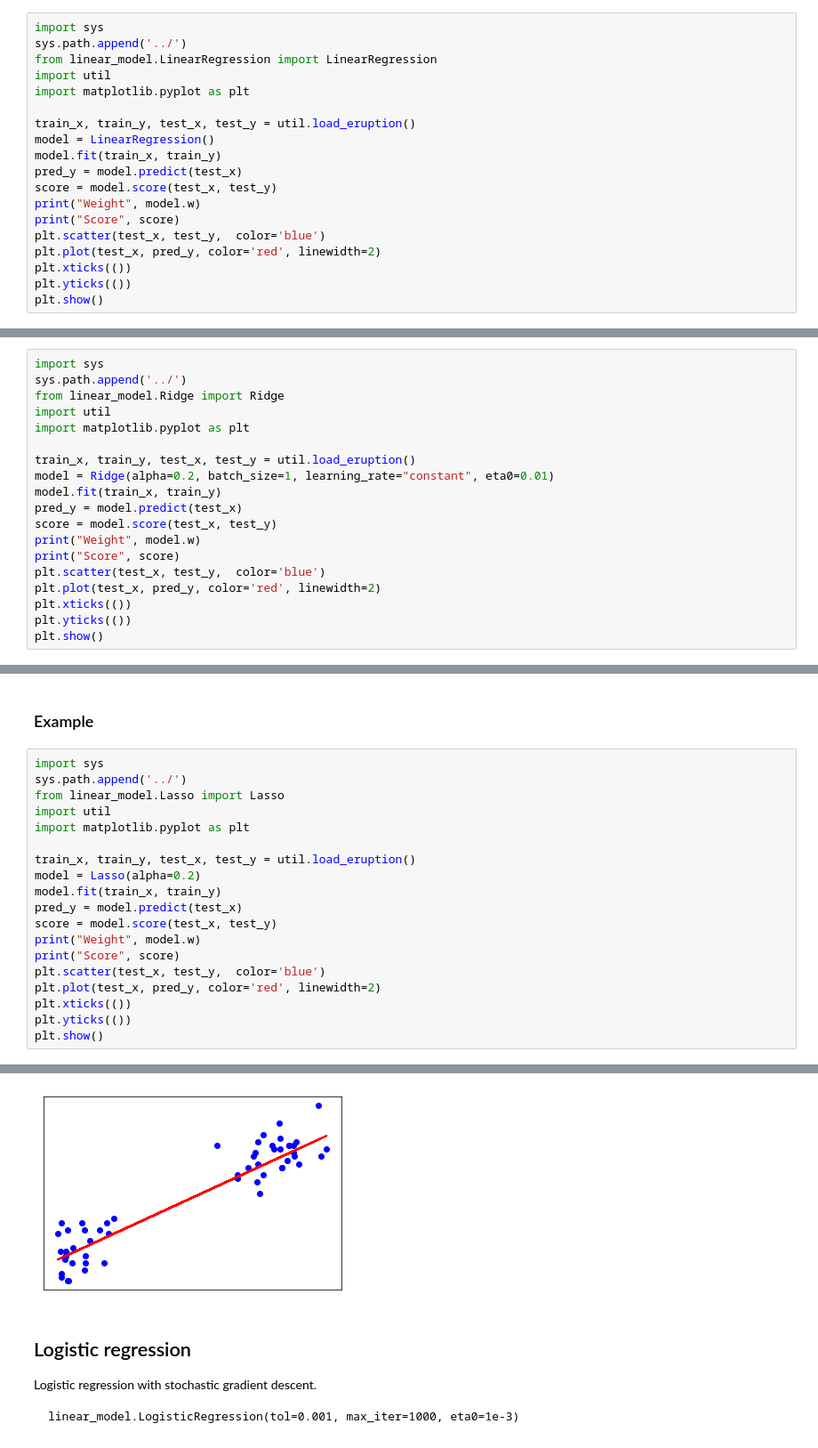
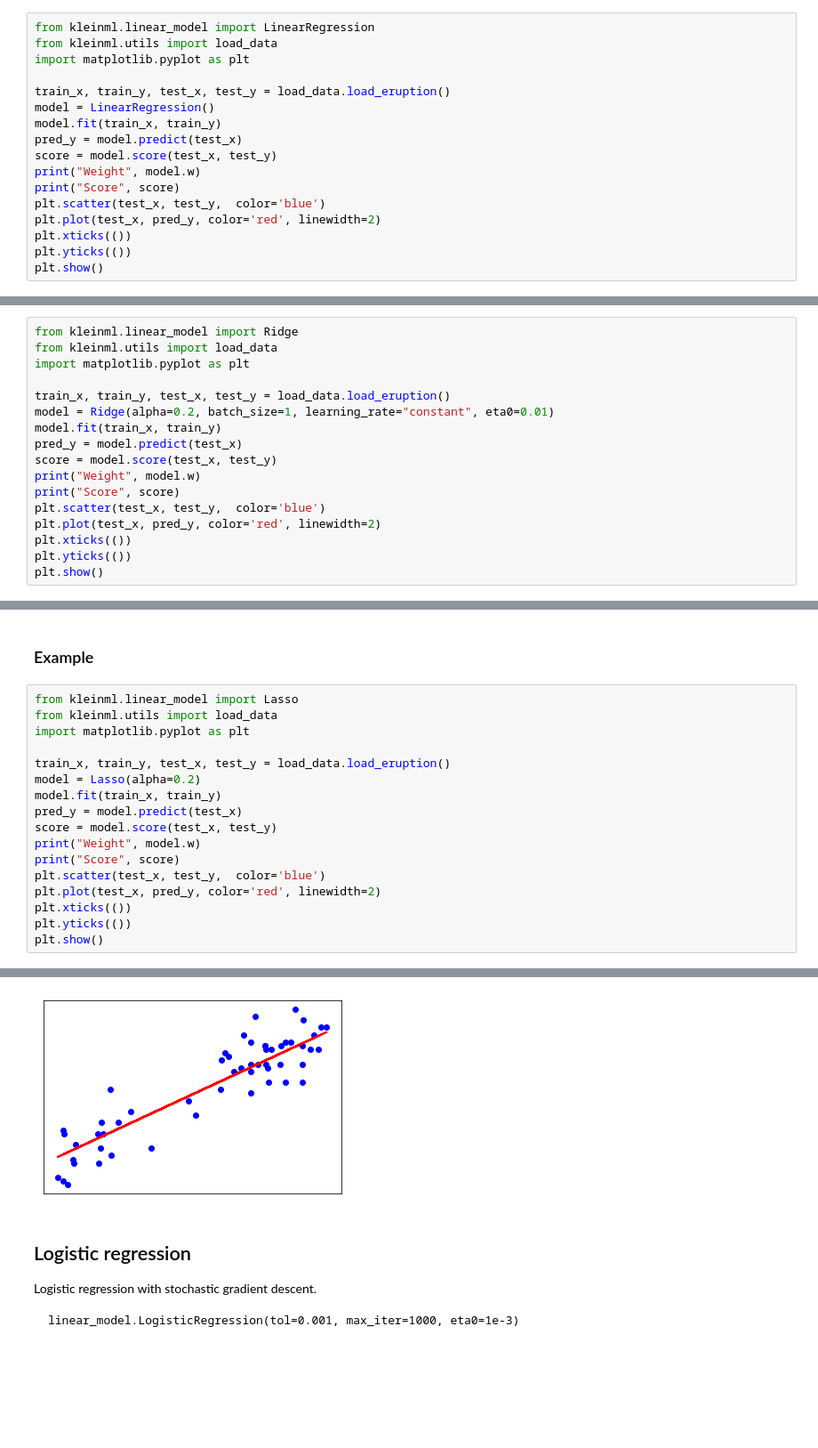
Before and after one commit to KazukiChiyo/kleinml, a Jupyter notebook: examples/linear_model.ipynb, the cells around one changed output, grey strips where cells are left out. Shown at 89% size. Drawn from its saved outputs; the diff is of its cells as text; blank space fills up the shorter version.

```diff
--- a/examples/linear_model.ipynb
+++ b/examples/linear_model.ipynb
@@ -21,13 +21,11 @@ w: array
 # %% [markdown]
 ### Example
 # %%
-import sys
-sys.path.append('../')
-from linear_model.LinearRegression import LinearRegression
-import util
+from kleinml.linear_model import LinearRegression
+from kleinml.utils import load_data
 import matplotlib.pyplot as plt
 
-train_x, train_y, test_x, test_y = util.load_eruption()
+train_x, train_y, test_x, test_y = load_data.load_eruption()
 model = LinearRegression()
 model.fit(train_x, train_y)
 pred_y = model.predict(test_x)
@@ -85,13 +83,11 @@ w: array
 # %% [markdown]
 ### Example
 # %%
-import sys
-sys.path.append('../')
-from linear_model.Ridge import Ridge
-import util
+from kleinml.linear_model import Ridge
+from kleinml.utils import load_data
 import matplotlib.pyplot as plt
 
-train_x, train_y, test_x, test_y = util.load_eruption()
+train_x, train_y, test_x, test_y = load_data.load_eruption()
 model = Ridge(alpha=0.2, batch_size=1, learning_rate="constant", eta0=0.01)
 model.fit(train_x, train_y)
 pred_y = model.predict(test_x)
@@ -135,13 +131,11 @@ w: array
 # %% [markdown]
 ### Example
 # %%
-import sys
-sys.path.append('../')
-from linear_model.Lasso import Lasso
-import util
+from kleinml.linear_model import Lasso
+from kleinml.utils import load_data
 import matplotlib.pyplot as plt
 
-train_x, train_y, test_x, test_y = util.load_eruption()
+train_x, train_y, test_x, test_y = load_data.load_eruption()
 model = Lasso(alpha=0.2)
 model.fit(train_x, train_y)
 pred_y = model.predict(test_x)
@@ -159,4 +153,4 @@ Score 0.8807241115134311
-[figure, old version]
+[figure, new version]
 # %% [markdown]
 ## Logistic regression
 Logistic regression with stochastic gradient descent.
```
Also changed, not shown: parts of 4 cells of this notebook, 59 other files.
